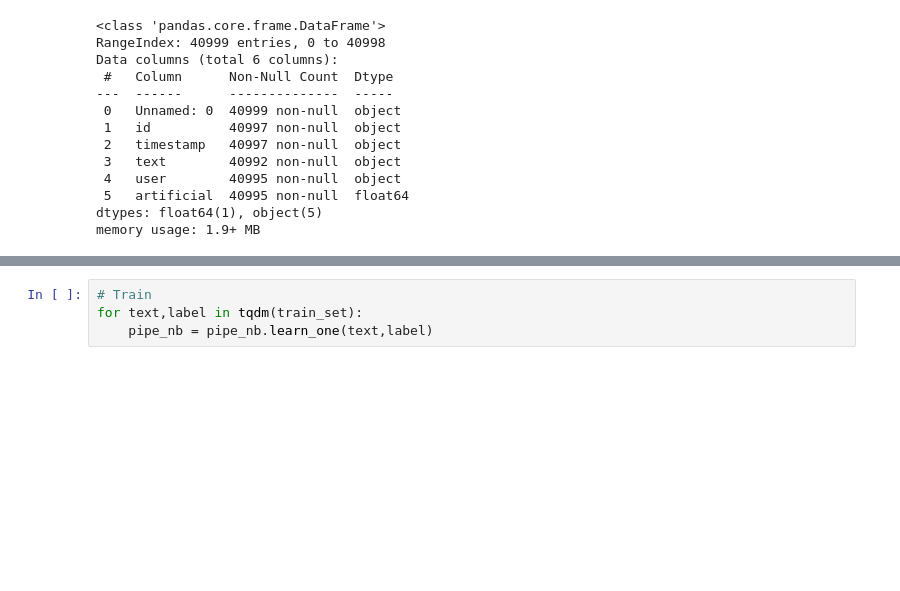
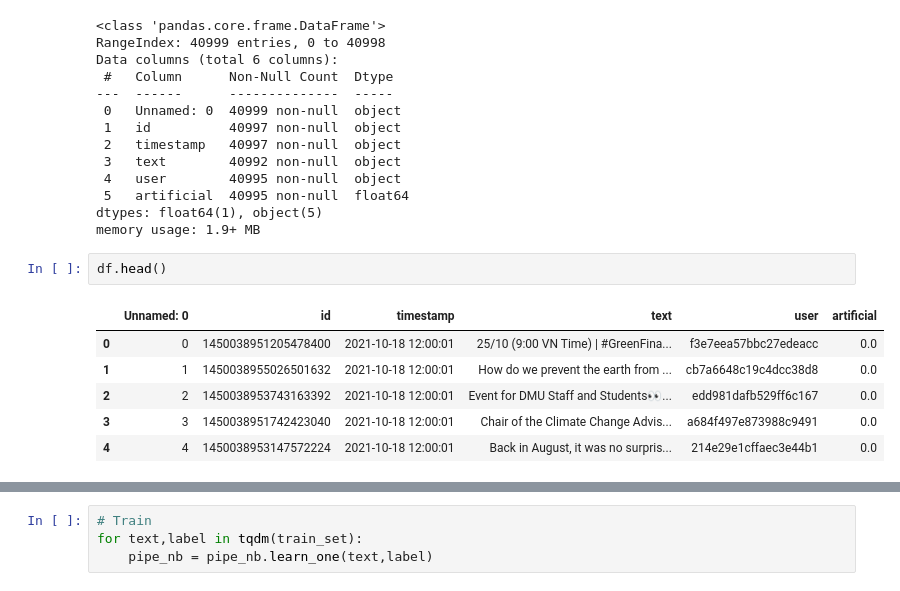
Before and after one commit to Mergim01/RiverStreamClassification, a Jupyter notebook: Notebooks/first_test.ipynb, the cells around one changed output, grey strips where cells are left out. Drawn from its saved outputs; the diff is of its cells as text; blank space fills up the shorter version.

```diff
--- a/Notebooks/first_test.ipynb
+++ b/Notebooks/first_test.ipynb
@@ -43,5 +36,14 @@ Data columns (total 6 columns):
  5   artificial  40995 non-null  float64
 dtypes: float64(1), object(5)
 memory usage: 1.9+ MB
+# %%
+df.head()
+# %% [output]
+|  | Unnamed: 0 | id | timestamp | text | user | artificial |
+| 0 | 0 | 1450038951205478400 | 2021-10-18 12:00:01 | 25/10 (9:00 VN Time) | #GreenFina... | f3e7eea57bbc27edeacc | 0.0 |
+| 1 | 1 | 1450038955026501632 | 2021-10-18 12:00:01 | How do we prevent the earth from ... | cb7a6648c19c4dcc38d8 | 0.0 |
+| 2 | 2 | 1450038953743163392 | 2021-10-18 12:00:01 | Event for DMU Staff and Students👀... | edd981dafb529ff6c167 | 0.0 |
+| 3 | 3 | 1450038951742423040 | 2021-10-18 12:00:01 | Chair of the Climate Change Advis... | a684f497e873988c9491 | 0.0 |
+| 4 | 4 | 1450038953147572224 | 2021-10-18 12:00:01 | Back in August, it was no surpris... | 214e29e1cffaec3e44b1 | 0.0 |
 # %%
 df = df[["text","artificial"]]
```
Also changed, not shown: parts of 13 cells of this notebook.
